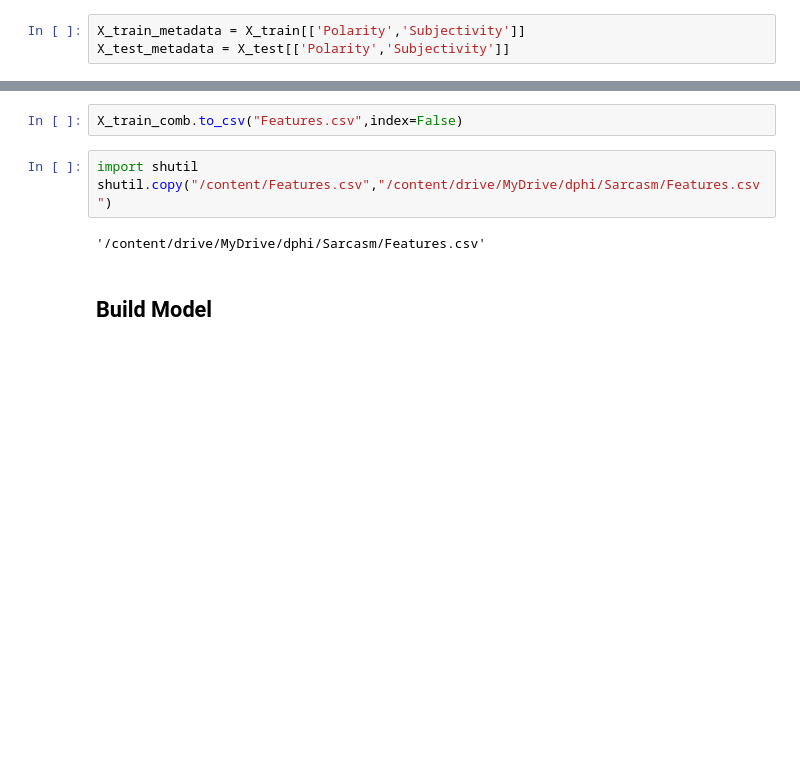
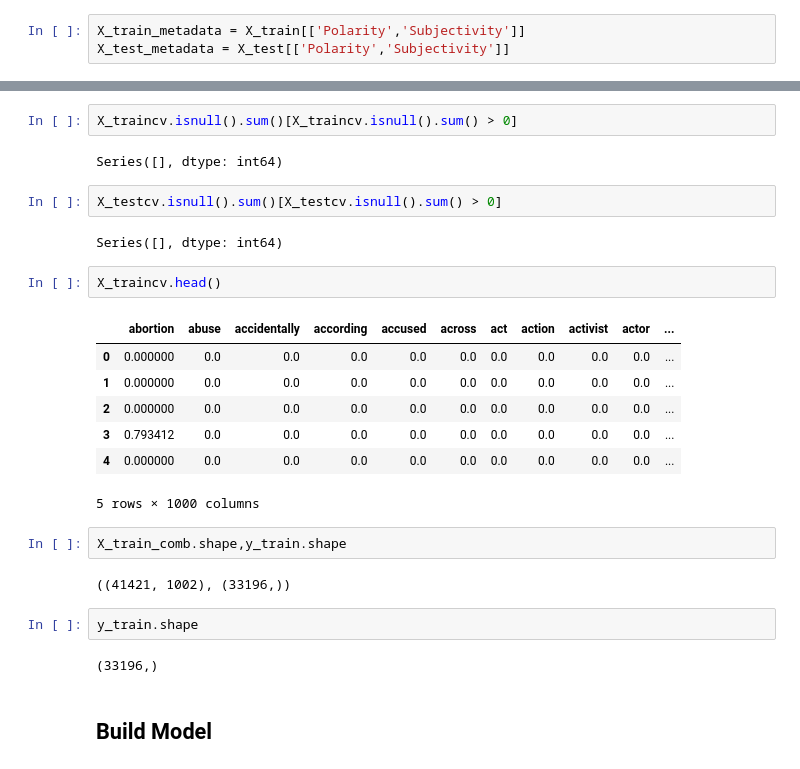
Before and after one commit to plaban1981/NLP-with-Python, a Jupyter notebook: DPhi_NLP_Bootcamp_Graded_Data_Challenge.ipynb, the cells around one changed output, grey strips where cells are left out. Cells and saved outputs as stored; diff of their text form; blank space fills up the shorter version.

```diff
--- a/DPhi_NLP_Bootcamp_Graded_Data_Challenge.ipynb
+++ b/DPhi_NLP_Bootcamp_Graded_Data_Challenge.ipynb
@@ -253,10 +262,29 @@ X_train_comb.head()
-# %%
-X_train_comb.to_csv("Features.csv",index=False)
-# %%
-import shutil
-shutil.copy("/content/Features.csv","/content/drive/MyDrive/dphi/Sarcasm/Features.csv")
-# %% [output]
-'/content/drive/MyDrive/dphi/Sarcasm/Features.csv'
+# %%
+X_traincv.isnull().sum()[X_traincv.isnull().sum() > 0]
+# %% [output]
+Series([], dtype: int64)
+# %%
+X_testcv.isnull().sum()[X_testcv.isnull().sum() > 0]
+# %% [output]
+Series([], dtype: int64)
+# %%
+X_traincv.head()
+# %% [output]
+|  | abortion | abuse | accidentally | according | accused | across | act | action | activist | actor | ... |
+| 0 | 0.000000 | 0.0 | 0.0 | 0.0 | 0.0 | 0.0 | 0.0 | 0.0 | 0.0 | 0.0 | ... |
+| 1 | 0.000000 | 0.0 | 0.0 | 0.0 | 0.0 | 0.0 | 0.0 | 0.0 | 0.0 | 0.0 | ... |
+| 2 | 0.000000 | 0.0 | 0.0 | 0.0 | 0.0 | 0.0 | 0.0 | 0.0 | 0.0 | 0.0 | ... |
+| 3 | 0.793412 | 0.0 | 0.0 | 0.0 | 0.0 | 0.0 | 0.0 | 0.0 | 0.0 | 0.0 | ... |
+| 4 | 0.000000 | 0.0 | 0.0 | 0.0 | 0.0 | 0.0 | 0.0 | 0.0 | 0.0 | 0.0 | ... |
+5 rows × 1000 columns
+# %%
+X_train_comb.shape,y_train.shape
+# %% [output]
+((41421, 1002), (33196,))
+# %%
+y_train.shape
+# %% [output]
+(33196,)
 # %% [markdown]
 ## Build Model
 # %%
```
Also changed, not shown: parts of 4 cells of this notebook.
